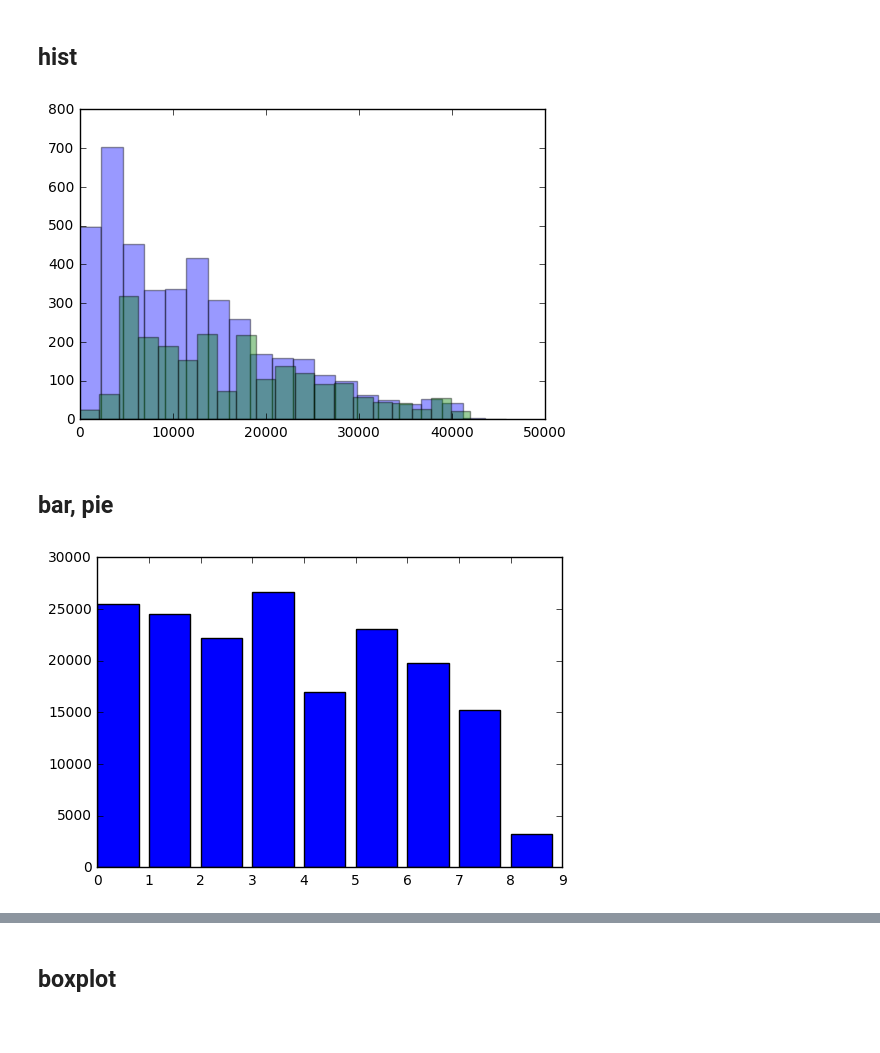
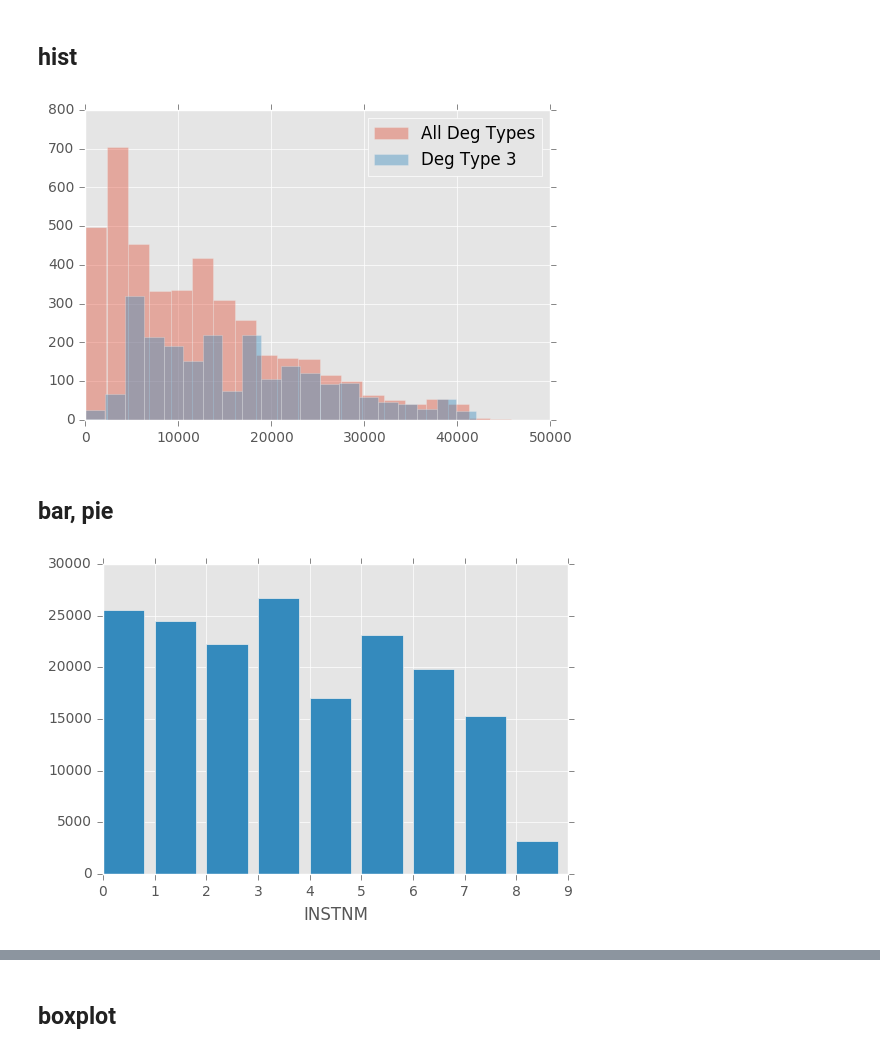
Before and after one commit to jsharpna/jsharpna.github.old, a Jupyter notebook: 141B/code/Matplotlib.ipynb, the cells around one changed output, grey strips where cells are left out. Drawn from its saved outputs; the diff is of its cells as text; code cells hidden in the pictures; blank space fills up the shorter version.

Commit message:
matplotlib

```diff
--- a/141B/code/Matplotlib.ipynb
+++ b/141B/code/Matplotlib.ipynb
@@ -1,5 +1,7 @@
 # %%
 from matplotlib import pyplot as plt
+import matplotlib
+matplotlib.style.use('ggplot')
 import pandas as pd
 import numpy as np
 # %%
@@ -173,20 +179,22 @@ Name: 110644, dtype: object
 # %% [markdown]
 <h2>hist</h2>
 # %%
-plt.hist(COL['TUITIONFEE_IN'].dropna(),bins=20,alpha=.4)
-plt.hist(COL[COL['sch_deg'] == 3.0]['TUITIONFEE_IN'].dropna(),bins=20,alpha=.4)
+plt.hist(COL['TUITIONFEE_IN'].dropna(),bins=20,alpha=.4,label='All Deg Types')
+plt.hist(COL[COL['sch_deg'] == 3.0]['TUITIONFEE_IN'].dropna(),bins=20,alpha=.4,label='Deg Type 3')
+plt.legend()
 plt.show()
 # %% [output]
-[figure, old version]
+[figure, new version]
 # %% [markdown]
 <h2>bar, pie</h2>
 # %%
 cal = ['university of california-' in a.lower() for a in COL['INSTNM']]
 calenroll = COL[cal][['INSTNM','UGDS']].dropna()
+plt.xlabel('INSTNM')
 plt.bar(range(len(calenroll)),calenroll['UGDS'])
 plt.show()
 # %% [output]
-[figure, old version]
+[figure, new version]
 # %%
 expl = [0]*len(calenroll)
 expl[1]=1
```
Also changed, not shown: parts of 19 cells of this notebook, 2 other files.
